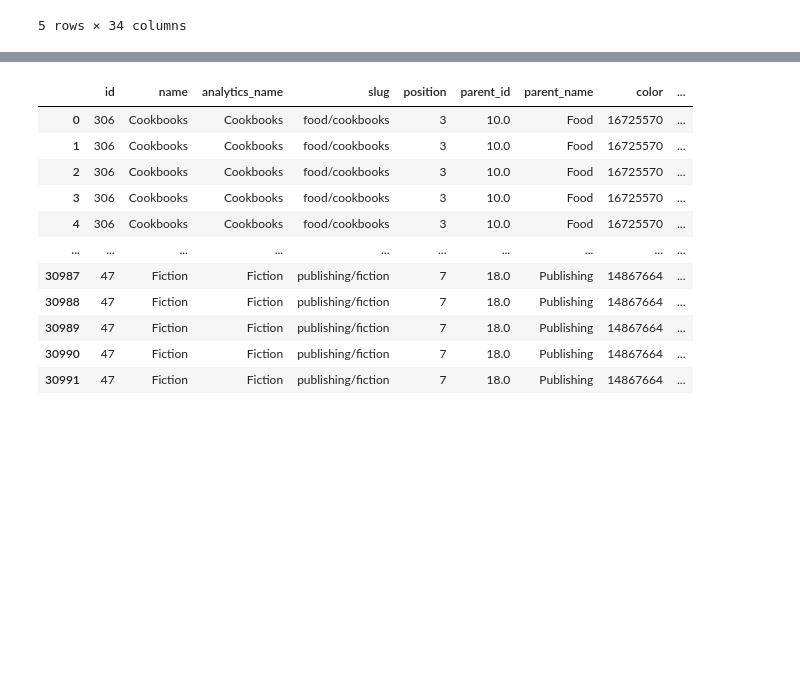
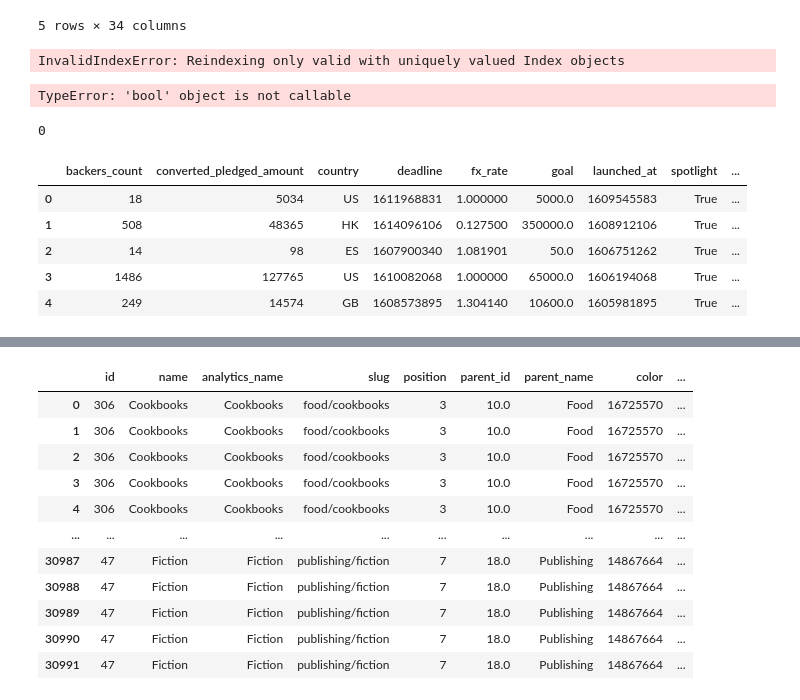
Before and after one commit to yeewaifatt/Project-2---Predicting-Crowdfunding-Outcomes, a Jupyter notebook: data_exploration.ipynb, the cells around one changed output, grey strips where cells are left out. Drawn from its saved outputs; the diff is of its cells as text; code cells hidden in the pictures; blank space fills up the shorter version.

Commit message:
updated data and classifier

```diff
--- a/data_exploration.ipynb
+++ b/data_exploration.ipynb
@@ -33,3 +21,53 @@ df.head()
 | 2020-11-04 14:41:45 | 1486 | A Chef's Guide to Hunting, Prepar... | {"id":306,"name":"Cookbooks","ana... | 127765 | US | the United States | {"id":365711508,"name":"Jesse Gri... | ... |
 | 2020-11-15 15:38:47 | 249 | A selection of the recipes we lov... | {"id":306,"name":"Cookbooks","ana... | 14574 | GB | the United Kingdom | {"id":349330105,"name":"Eilis and... | ... |
 5 rows × 34 columns
+# %%
+# read category data for name and parent name
+df_category = pd.read_csv('data/category.csv')
+df_category = df_category[['name', 'parent_name']]
+nlp_data = df[['blurb', 'slug', 'country']]
+# %%
+# drop columns deemed unessecary
+model_data = df.drop(columns = ['is_starrable','current_currency','static_usd_rate','usd_exchange_rate','usd_type','id','name', 'slug', 'category', 'creator', 'location', 'photo', 'profile', 'urls', 'country_displayable_name', 'currency_symbol', 'currency_trailing_code', 'disable_communication', 'source_url', 'currency', 'pledged', 'blurb'])
+#model_data = model_data.loc[~df.index.duplicated(keep='first')]
+#df_category = model_data.loc[~df.index.duplicated(keep='first')]
+
+# create goal_usd column so that all goal amounts are in the same units, drop fx_rate and goals afterward
+model_data['goal_usd'] = model_data['fx_rate']*model_data['goal']
+#model_data = model_data.drop(columns=['fx_rate', 'goal'])
+
+# combine category data and all other date
+model_data = pd.concat([model_data, df_category], axis=1, join='inner')
+
+# create percentage funded column as another metric
+model_data['percentage_funded'] = model_data.converted_pledged_amount/model_data.goal_usd*100
+
+# create total days active column as another metric
+model_data['total_days_active'] = (model_data.deadline-model_data.created_at)*0.00001157
+
+model_data
+# %% [output]
+InvalidIndexError: Reindexing only valid with uniquely valued Index objects
+# %%
+#model_data.index.is_unique()
+df_category.index.is_unique()
+# %% [output]
+TypeError: 'bool' object is not callable
+# %%
+model_data.isna().sum().sum()
+# %% [output]
+0
+# %%
+# drop rows that have state 'live' or 'cancelled'
+model_data = model_data.drop(model_data[model_data['state'] == 'live'].index, axis=0)
+model_data = model_data.drop(model_data[model_data['state'] == 'canceled'].index, axis=0)
+model_data = model_data.reset_index(drop=True)
+model_data.head()
+model_data.head()
+# %% [output]
+|  | backers_count | converted_pledged_amount | country | deadline | fx_rate | goal | launched_at | spotlight | ... |
+| 0 | 18 | 5034 | US | 1611968831 | 1.000000 | 5000.0 | 1609545583 | True | ... |
+| 1 | 508 | 48365 | HK | 1614096106 | 0.127500 | 350000.0 | 1608912106 | True | ... |
+| 2 | 14 | 98 | ES | 1607900340 | 1.081901 | 50.0 | 1606751262 | True | ... |
+| 3 | 1486 | 127765 | US | 1610082068 | 1.000000 | 65000.0 | 1606194068 | True | ... |
+| 4 | 249 | 14574 | GB | 1608573895 | 1.304140 | 10600.0 | 1605981895 | True | ... |
```
Also changed, not shown: parts of 13 cells of this notebook.
